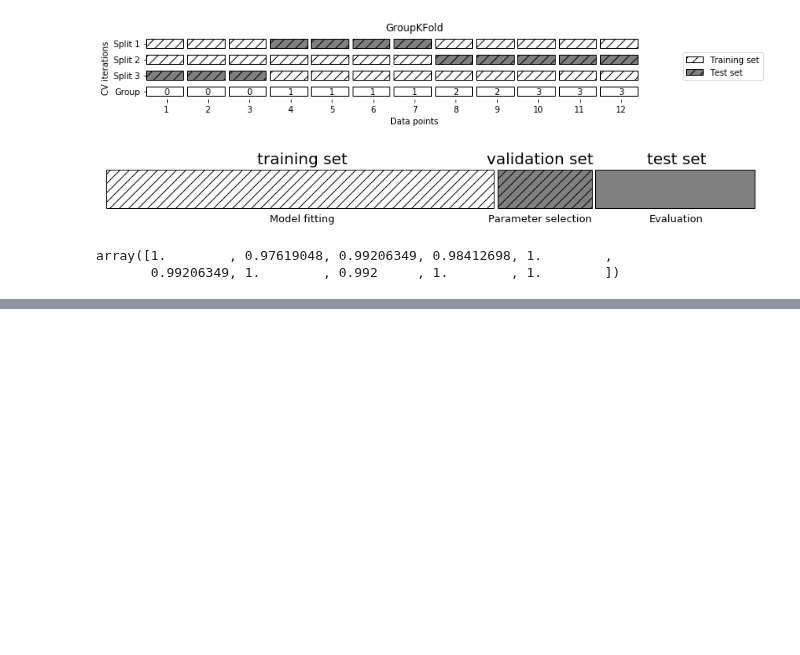
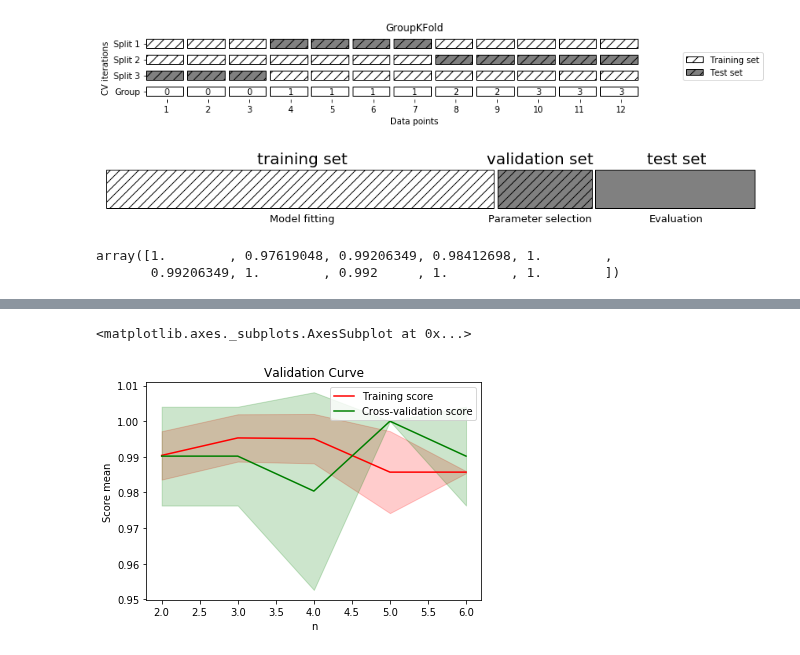
Before and after one commit to chankoo/python, a Jupyter notebook: 8.2 Scikit-learn.ipynb, the cells around one changed output, grey strips where cells are left out. Cells and saved outputs as stored; diff of their text form; code cells hidden in the pictures; blank space fills up the shorter version.

```diff
--- a/8.2 Scikit-learn.ipynb
+++ b/8.2 Scikit-learn.ipynb
@@ -447,0 +464,5 @@ array([1.        , 0.97619048, 0.99206349, 0.98412698, 1.        ,
+# %%
+plot.validation_curve(train_scores,test_scores, [2,3,4,5,6],'n')
+# %% [output]
+<matplotlib.axes._subplots.AxesSubplot at 0x...>
+[figure, added]
```
Also changed, not shown: parts of 6 cells of this notebook.
